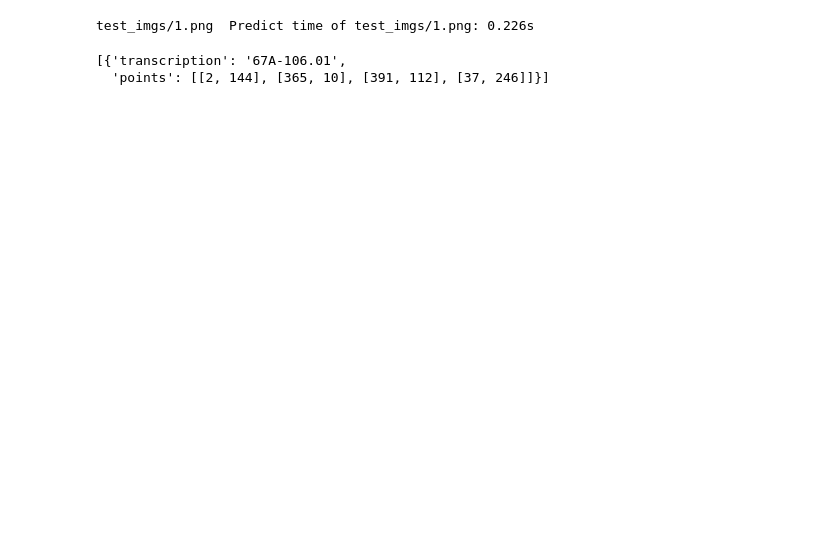
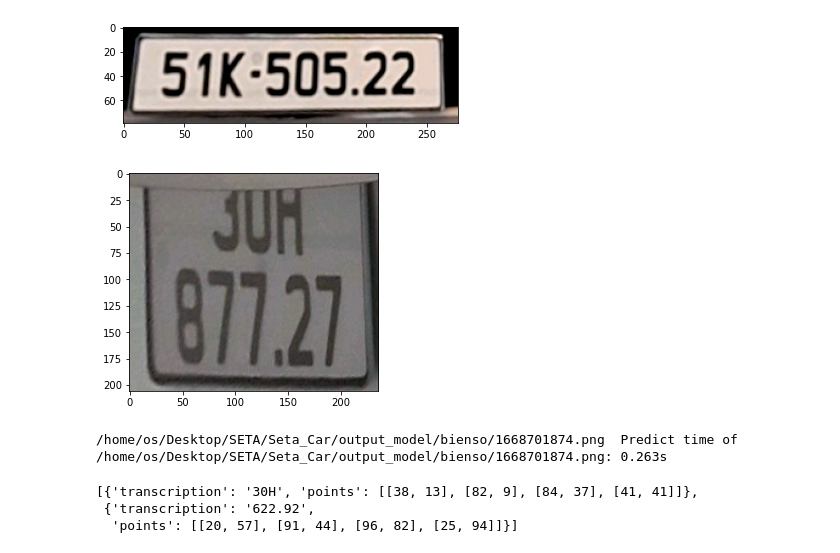
Before and after one commit to nhungnguyen-seta/PaddleOCR-Studycases, a Jupyter notebook: inference_lisenceplate_onnx.ipynb, the cells around one changed output. Saved outputs shown, nothing was run; the diff lists cells and outputs as text; code cells hidden in the pictures; blank space fills up the shorter version.

```diff
--- a/inference_lisenceplate_onnx.ipynb
+++ b/inference_lisenceplate_onnx.ipynb
@@ -30,9 +30,50 @@ use_onnx = True
 # %%
 from paddleocr_config import get_config
 args = get_config()
-# %%
-args.image_dir = 'test_imgs/1.png'
+# %%
+path_test = '/home/os/Desktop/SETA/Seta_Car/output_model/bienso'
+# %%
+for img_name in os.listdir(path_test):
+    fig, ax = plt.subplots(1,1)
+    img_path = os.path.join(path_test,img_name)
+    img_plot = Image.open(img_path)
+    plt.imshow(img_plot)
+
+    args.image_dir = img_path
+    image_file = args.image_dir
+    text_sys = TextSystem(args)
+
+
+    save_results = []
+    total_time = 0
+    cpu_mem, gpu_mem, gpu_util = 0, 0, 0
+    _st = time.time()
+    count = 0
+
+    img = cv2.imread(image_file)
+    if img is None:
+        logger.debug("error in loading image:{}".format(image_file))
+
+    starttime = time.time()
+    dt_boxes, rec_res = text_sys(img)
+    elapse = time.time() - starttime
+    total_time += elapse
+
+    # for text, score in rec_res:
+    #     logger.debug("{}, {:.3f}".format(text, score))
+    print(str(img_name) + "  Predict time of %s: %.3fs" % (image_file, elapse))
+    for text, score in rec_res:
+        print(text, score)
+    # res = [{
+    #     "transcription": rec_res[idx][0],
+    #     "points": np.array(dt_boxes[idx]).astype(np.int32).tolist(),
+    # } for idx in range(len(dt_boxes))]
+    # print(res)
+# %% [output]
+[figure, added]
+[figure, added]
 # %%
+args.image_dir = '/home/os/Desktop/SETA/Seta_Car/output_model/bienso/1668701874.png'
 image_file = args.image_dir
 text_sys = TextSystem(args)
 
@@ -61,6 +102,7 @@ res = [{
 } for idx in range(len(dt_boxes))]
 res
 # %% [output]
-test_imgs/1.png  Predict time of test_imgs/1.png: 0.226s
+/home/os/Desktop/SETA/Seta_Car/output_model/bienso/1668701874.png  Predict time of /home/os/Desktop/SETA/Seta_Car/output_model/bienso/1668701874.png: 0.263s
-[{'transcription': '67A-106.01',
-  'points': [[2, 144], [365, 10], [391, 112], [37, 246]]}]
+[{'transcription': '30H', 'points': [[38, 13], [82, 9], [84, 37], [41, 41]]},
+ {'transcription': '622.92',
+  'points': [[20, 57], [91, 44], [96, 82], [25, 94]]}]
```
Also changed, not shown: parts of 2 cells of this notebook, 7 other files.
